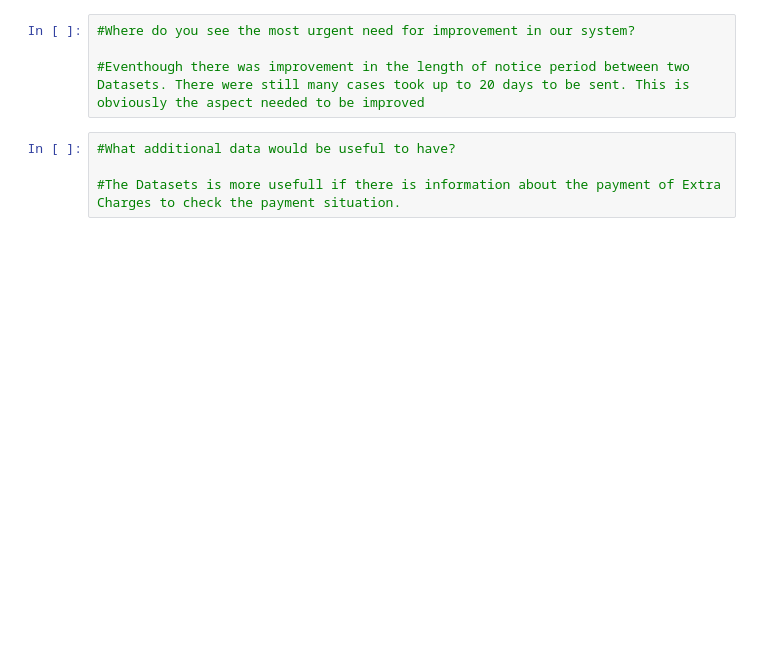
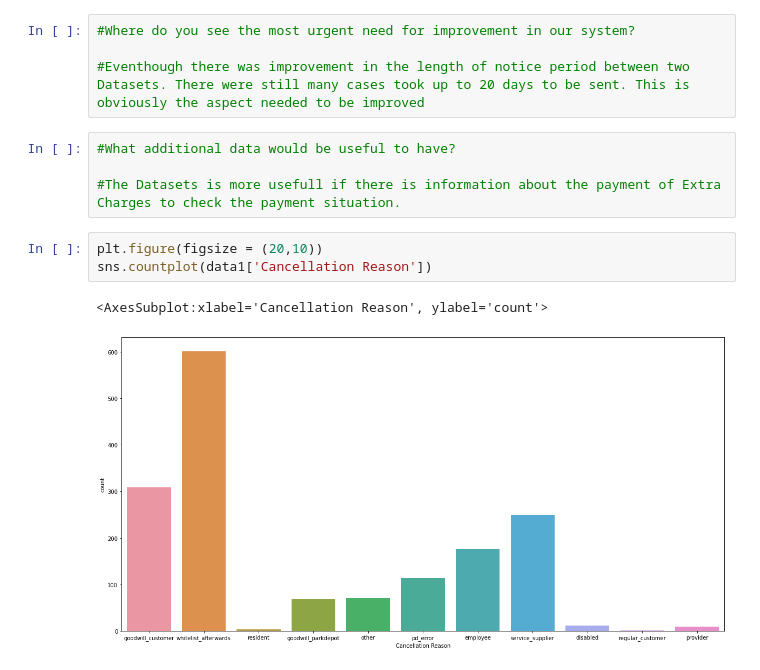
Before and after one commit to ANH2510/Parking-Service, a Jupyter notebook: challenge_1.ipynb, the cells around one changed output. Drawn from its saved outputs; the diff is of its cells as text; blank space fills up the shorter version.

```diff
--- a/challenge_1.ipynb
+++ b/challenge_1.ipynb
@@ -166,3 +202,9 @@ Text(0, 0.5, 'Parking duration')
 #What additional data would be useful to have?
 
 #The Datasets is more usefull if there is information about the payment of Extra Charges to check the payment situation.
+# %%
+plt.figure(figsize = (20,10))
+sns.countplot(data1['Cancellation Reason'])
+# %% [output]
+<AxesSubplot:xlabel='Cancellation Reason', ylabel='count'>
+[figure, added]
```
Also changed, not shown: parts of 14 cells of this notebook.
